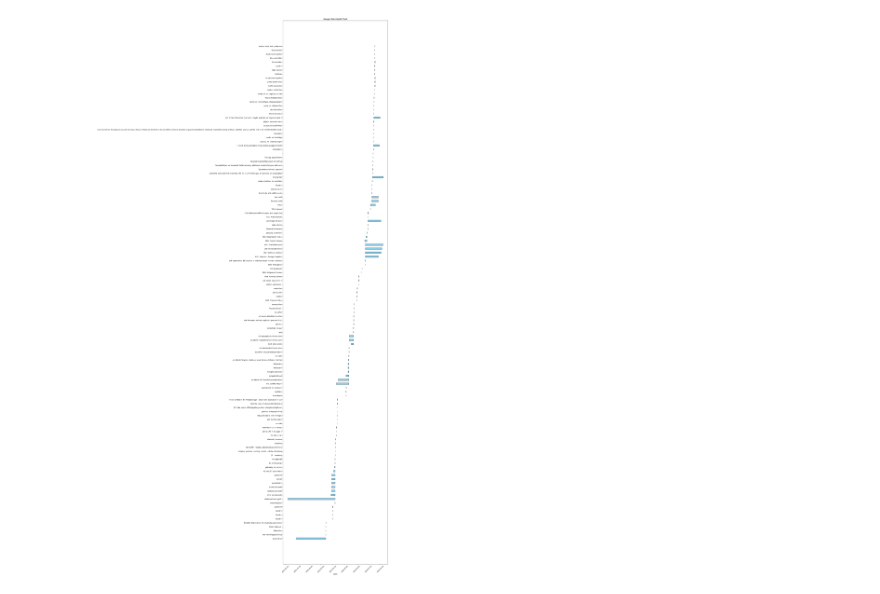
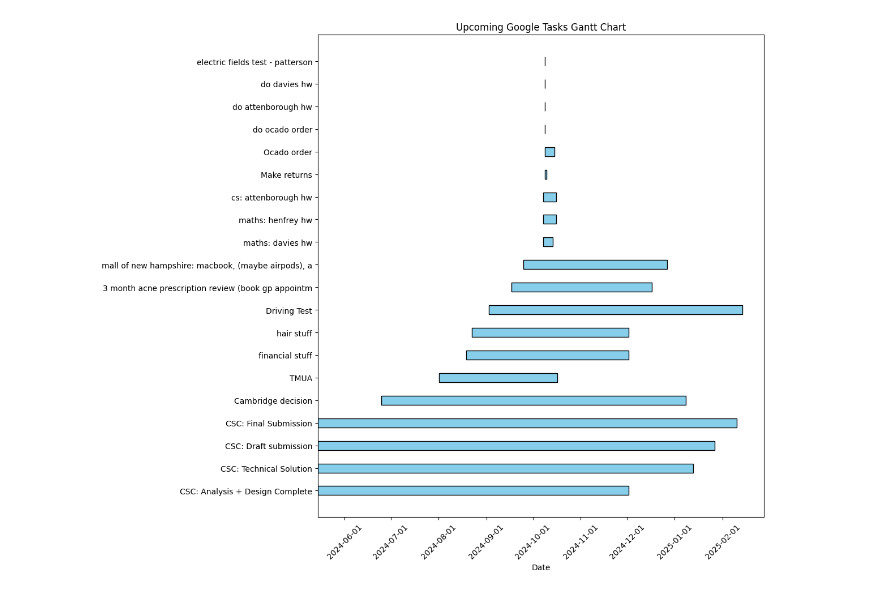
Before and after one commit to brimell/studying, a Jupyter notebook: visualise_tasks.ipynb, the cells around one changed output. Drawn from its saved outputs; the diff is of its cells as text; code cells hidden in the pictures.

Commit message:
only get tasks later than now

```diff
--- a/visualise_tasks.ipynb
+++ b/visualise_tasks.ipynb
@@ -1,6 +1,6 @@
 # %%
 from __future__ import print_function
-from datetime import datetime, timedelta
+from datetime import datetime, timedelta, timezone
 import os.path
 import pickle
 from dateutil.parser import parse
@@ -15,7 +15,7 @@ from googleapiclient.discovery import build
 SCOPES = ['https://www.googleapis.com/auth/tasks.readonly']
 
 def main():
-    """Retrieves tasks from Google Tasks and visualizes them as a Gantt chart."""
+    """Retrieves upcoming tasks from Google Tasks and visualizes them as a Gantt chart."""
     creds = None
     # The file token.pickle stores the user's access and refresh tokens.
     if os.path.exists('token.pickle'):
@@ -45,6 +45,8 @@ def main():
         return
 
     all_tasks = []
+
+    now = datetime.utcnow().replace(tzinfo=timezone.utc)
 
     # Iterate over each task list and retrieve tasks.
     for tasklist in tasklists:
@@ -80,23 +82,25 @@ def main():
             if created:
                 created_datetime = parse(created)
             else:
-                # If 'created' is not available, set 'start' to 'due' minus default duration.
                 if due_datetime:
                     created_datetime = due_datetime - timedelta(days=1)
                 else:
                     created_datetime = None
-            all_tasks.append({
-                'title': title,
-                'start': created_datetime,
-                'end': due_datetime,
-                'status': status
-            })
+
+            # Only include tasks with due dates from now onwards
+            if due_datetime and due_datetime >= now:
+                all_tasks.append({
+                    'title': title,
+                    'start': created_datetime,
+                    'end': due_datetime,
+                    'status': status
+                })
 
     # Visualize the tasks as a Gantt chart.
     visualize_tasks(all_tasks)
 
 def visualize_tasks(tasks):
-    """Visualizes tasks with start and due dates using matplotlib as a Gantt chart."""
+    """Visualizes upcoming tasks with start and due dates using matplotlib as a Gantt chart."""
     # Filter tasks that have start and end dates.
     tasks_with_dates = [task for task in tasks if task['start'] is not None and task['end'] is not None]
     if not tasks_with_dates:
@@ -106,39 +110,39 @@ def visualize_tasks(tasks):
     # Sort tasks by start date.
     tasks_with_dates.sort(key=lambda x: x['start'])
 
-    # Prepare data for Gantt chart.
-    task_names = [task['title'] for task in tasks_with_dates]
+    # Limit task names to 50 characters.
+    task_names = [task['title'][:50] for task in tasks_with_dates]
     start_dates = [task['start'] for task in tasks_with_dates]
     end_dates = [task['end'] for task in tasks_with_dates]
     durations = [end - start for start, end in zip(start_dates, end_dates)]
     durations_in_days = [duration.total_seconds() / 86400 for duration in durations]
 
     # Prepare the y positions.
     y_pos = range(len(task_names))
 
     # Convert dates to matplotlib format.
     start_dates_num = mdates.date2num(start_dates)
 
     # Create the figure and the bar plot.
     fig, ax = plt.subplots(figsize=(12, max(6, len(task_names) * 0.5)))
     ax.barh(y_pos, durations_in_days, left=start_dates_num, align='center', height=0.4, color='skyblue', edgecolor='black')
 
     # Set the y-axis labels.
     ax.set_yticks(y_pos)
     ax.set_yticklabels(task_names)
 
     # Format the x-axis with date labels.
     ax.xaxis_date()
     ax.xaxis.set_major_formatter(mdates.DateFormatter('%Y-%m-%d'))
     plt.xticks(rotation=45)
 
     # Set labels and title.
     plt.xlabel('Date')
-    plt.title('Google Tasks Gantt Chart')
+    plt.title('Upcoming Google Tasks Gantt Chart')
     plt.tight_layout()
     plt.show()
 
 if __name__ == '__main__':
     main()
 # %% [output]
-[figure, old version]
+[figure, new version]
```
Also changed, not shown: parts of 1 cell of this notebook.
